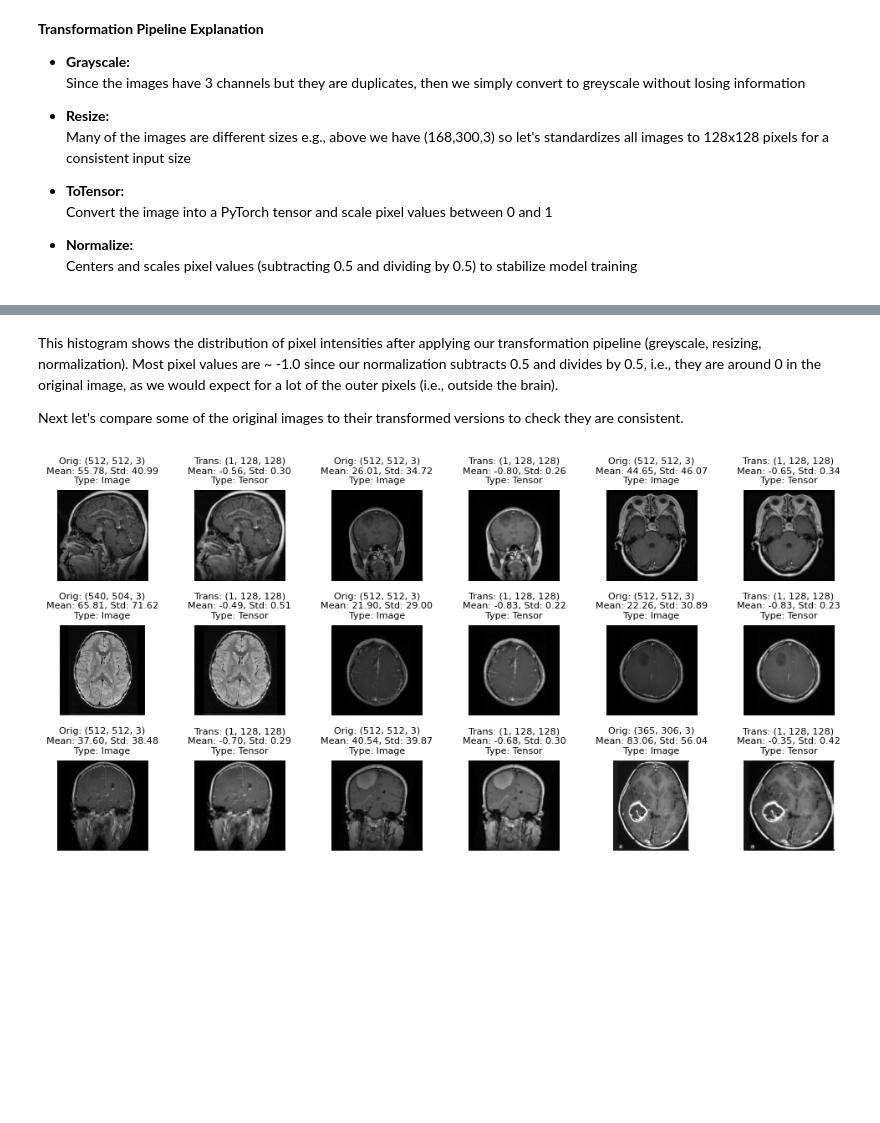
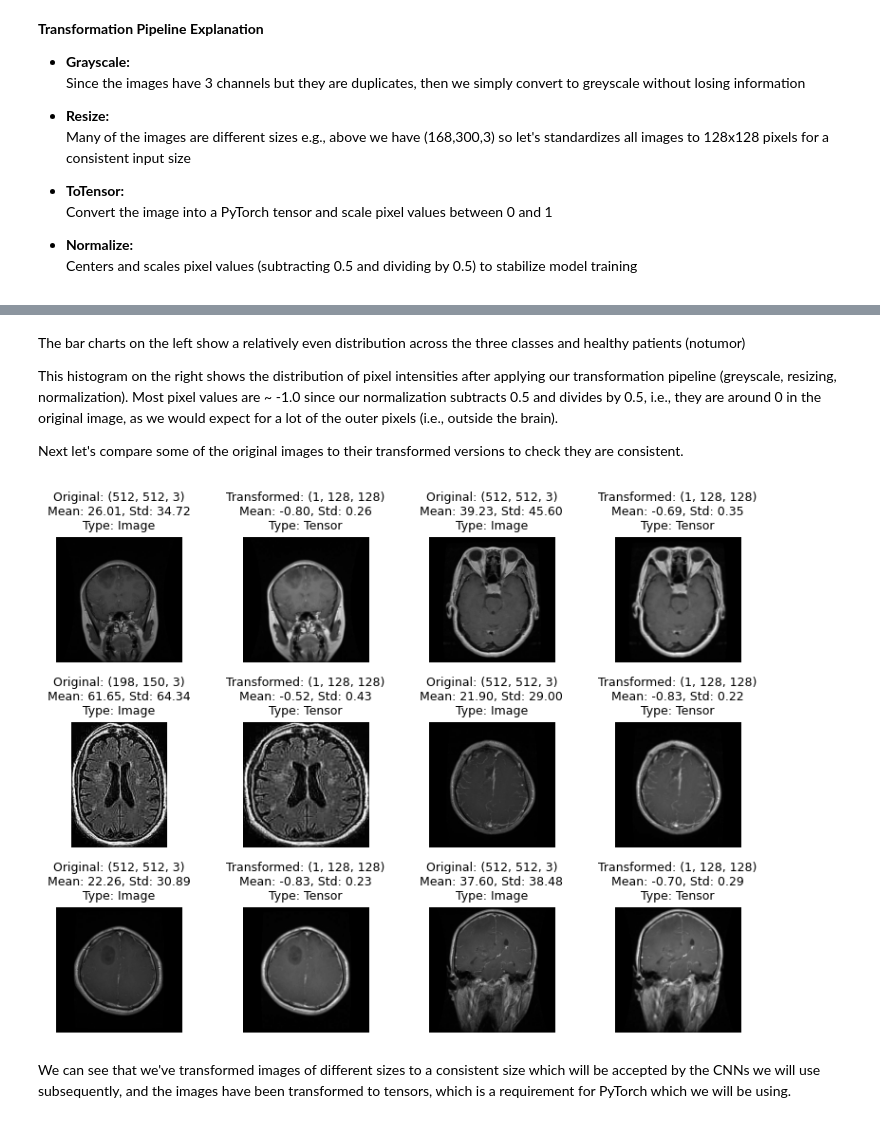
Before and after one commit to bengriffin3/brainnet-medical-imaging, a Jupyter notebook: notebooks/01_EDA_and_Preprocessing.ipynb, the cells around one changed output, grey strips where cells are left out. Drawn from its saved outputs; the diff is of its cells as text; code cells hidden in the pictures; blank space fills up the shorter version.

```diff
--- a/notebooks/01_EDA_and_Preprocessing.ipynb
+++ b/notebooks/01_EDA_and_Preprocessing.ipynb
@@ -177,51 +83,14 @@ plt.show()
 # %% [markdown]
-This histogram shows the distribution of pixel intensities after applying our transformation pipeline (greyscale, resizing, normalization). Most pixel values are ~ -1.0 since our normalization subtracts 0.5 and divides by 0.5, i.e., they are around 0 in the original image, as we would expect for a lot of the outer pixels (i.e., outside the brain).
+The bar charts on the left show a relatively even distribution across the three classes and healthy patients (notumor)
+
+This histogram on the right shows the distribution of pixel intensities after applying our transformation pipeline (greyscale, resizing, normalization). Most pixel values are ~ -1.0 since our normalization subtracts 0.5 and divides by 0.5, i.e., they are around 0 in the original image, as we would expect for a lot of the outer pixels (i.e., outside the brain).
 
 Next let's compare some of the original images to their transformed versions to check they are consistent.
-# %%
-# Compare a random sample of original and transformed images, including some stats
-sample_indices = random.sample(range(len(train_set_orig)), 9)
-fig, axes = plt.subplots(3, 6, figsize=(10, 5))
-
-for i, idx in enumerate(sample_indices):
-    row = i // 3
-    col = (i % 3) * 2
-
-    # Open  original image
-    img_path, _ = train_set_orig.imgs[idx]
-    img_orig = Image.open(img_path).convert('RGB')
-    img_orig_np = np.array(img_orig)
-    orig_shape = img_orig_np.shape
-    orig_mean = img_orig_np.mean()
-    orig_std = img_orig_np.std()
-    orig_type = type(img_orig)
-
-    # Apply transformation
-    img_trans = transform(img_orig)
-    trans_shape = tuple(img_trans.shape)
-    trans_mean = img_trans.mean().item()
-    trans_std = img_trans.std().item()
-    trans_type = type(img_trans)
-
-    # Display original image
-    axes[row, col].imshow(img_orig)
-    axes[row, col].set_title(
-        f"Orig: {orig_shape}\nMean: {orig_mean:.2f}, Std: {orig_std:.2f}\nType: {orig_type.__name__}",
-        fontsize=8
-    )
-    axes[row, col].axis('off')
-
-    # Display transformed image
-    axes[row, col+1].imshow(img_trans.squeeze(), cmap="gray")
-    axes[row, col+1].set_title(
-        f"Trans: {trans_shape}\nMean: {trans_mean:.2f}, Std: {trans_std:.2f}\nType: {trans_type.__name__}",
-        fontsize=8
-    )
-    axes[row, col+1].axis('off')
-
-plt.tight_layout()
-plt.show()
-# %% [output]
-[figure, removed]
+# %%
+plot_original_vs_transformed(train_set, train_set.transform)
+# %% [output]
+[figure, added]
+# %% [markdown]
+We can see that we've transformed images of different sizes to a consistent size which will be accepted by the CNNs we will use subsequently, and the images have been transformed to tensors, which is a requirement for PyTorch which we will be using.
 # %% [markdown]
 ## Summary
```
Also changed, not shown: parts of 16 cells of this notebook, 13 other files.
